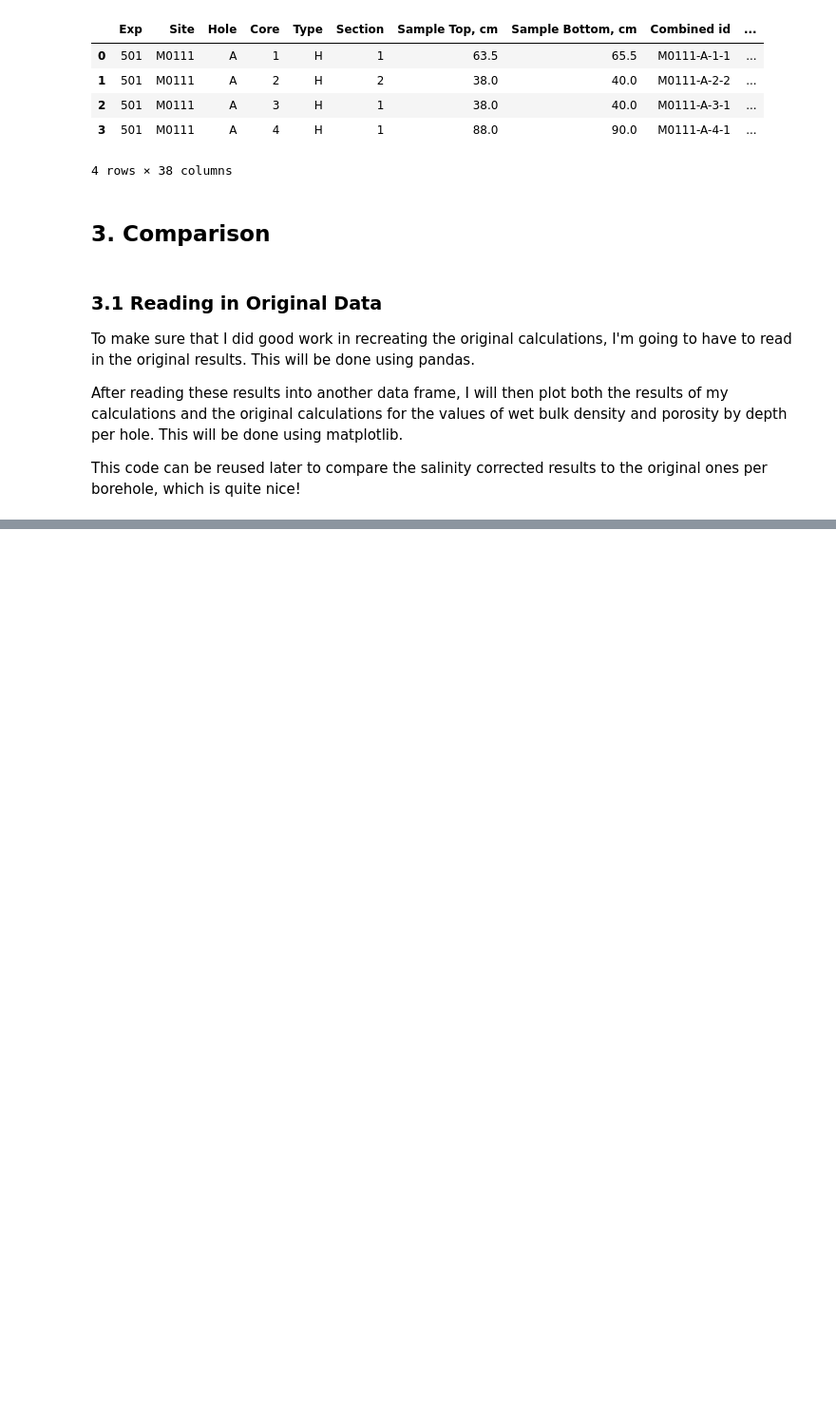
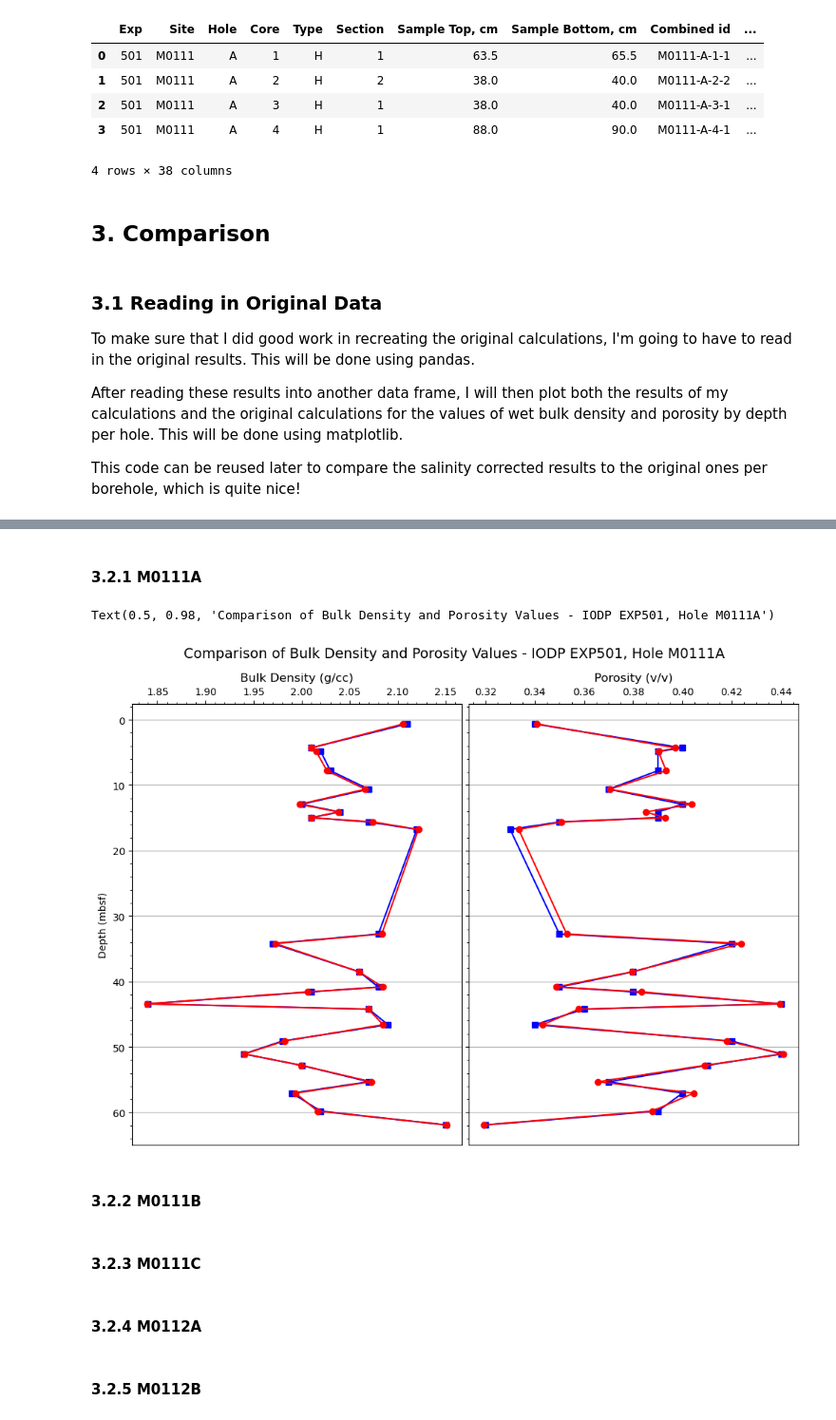
Before and after one commit to maddoxchastain-vcool/MAD-FF-Corrections-from-Varied-Salinity, a Jupyter notebook: work/recreation_MAD.ipynb, the cells around one changed output, grey strips where cells are left out. Shown at 95% size. Drawn from its saved outputs; the diff is of its cells as text; code cells hidden in the pictures; blank space fills up the shorter version.

Commit message:
m0111a graphing comparison

```diff
--- a/work/recreation_MAD.ipynb
+++ b/work/recreation_MAD.ipynb
@@ -164,3 +167,10 @@ To make sure that I did good work in recreating the original calculations, I'm g
 After reading these results into another data frame, I will then plot both the results of my calculations and the original calculations for the values of wet bulk density and porosity by depth per hole. This will be done using matplotlib.
 
 This code can be reused later to compare the salinity corrected results to the original ones per borehole, which is quite nice!
+# %%
+M0111A = pd.read_csv('/mnt/c/Users/maddo/onedrive/Desktop/Work stuff/SURF 2026/MAD-FF-Corrections-from-Varied-Salinity/spreadsheets/03_MAD/M0111A/M0111A.csv')
+M0111B = pd.read_csv('/mnt/c/Users/maddo/onedrive/Desktop/Work stuff/SURF 2026/MAD-FF-Corrections-from-Varied-Salinity/spreadsheets/03_MAD/M0111B/M0111B.csv')
+M0111C = pd.read_csv('/mnt/c/Users/maddo/onedrive/Desktop/Work stuff/SURF 2026/MAD-FF-Corrections-from-Varied-Salinity/spreadsheets/03_MAD/M0111C/M0111C.csv')
+M0112A = pd.read_csv('/mnt/c/Users/maddo/onedrive/Desktop/Work stuff/SURF 2026/MAD-FF-Corrections-from-Varied-Salinity/spreadsheets/03_MAD/M0112A/M0112A.csv')
+M0112B = pd.read_csv('/mnt/c/Users/maddo/onedrive/Desktop/Work stuff/SURF 2026/MAD-FF-Corrections-from-Varied-Salinity/spreadsheets/03_MAD/M0112B/M0112B.csv')
+M0113A = pd.read_csv('/mnt/c/Users/maddo/onedrive/Desktop/Work stuff/SURF 2026/MAD-FF-Corrections-from-Varied-Salinity/spreadsheets/03_MAD/M0113A/M0113A.csv')
@@ -166,0 +182,44 @@ This code can be reused later to compare the salinity corrected results to the o
+# %% [markdown]
+#### 3.2.1 M0111A ####
+# %%
+M0111A_bd = M0111A['Bulk Density, g/cc']
+M0111A_por = M0111A['Porosity,   v/v']
+M0111A_depth = M0111A['Sample Bot Depth, mbsf']
+
+reM0111A_bd = df.loc[(df['Site'] == 'M0111') & (df['Hole'] == 'A'), 'Bulk Density, g/cc']
+reM0111A_por = df.loc[(df['Site'] == 'M0111') & (df['Hole'] == 'A'), 'Porosity, v/v']
+reM0111A_depth = df.loc[(df['Site'] == 'M0111') & (df['Hole'] == 'A'), 'Sample Bot Depth, mbsf']
+# %%
+fig, ax = plt.subplots(1, 2, figsize=(12, 8), sharey=True)
+fig.subplots_adjust(wspace=0.02)
+
+ax[0].plot(M0111A_bd, M0111A_depth, color='blue', marker='s')
+ax[0].plot(reM0111A_bd, reM0111A_depth, color='red', marker='o')
+ax[0].xaxis.set_label_position('top')
+ax[0].xaxis.tick_top()
+ax[0].set_title('Bulk Density (g/cc)')
+ax[0].minorticks_on()
+ax[0].grid(axis='y')
+ax[0].set_ylabel('Depth (mbsf)')
+
+ax[1].plot(M0111A_por, M0111A_depth, color='blue', marker='s')
+ax[1].plot(reM0111A_por, reM0111A_depth, color='red', marker='o')
+ax[1].xaxis.set_label_position('top')
+ax[1].xaxis.tick_top()
+ax[1].set_title('Porosity (v/v)')
+ax[1].minorticks_on()
+ax[1].grid(axis='y')
+
+plt.gca().invert_yaxis()
+fig.suptitle('Comparison of Bulk Density and Porosity Values - IODP EXP501, Hole M0111A', fontsize=14)
+# %% [output]
+Text(0.5, 0.98, 'Comparison of Bulk Density and Porosity Values - IODP EXP501, Hole M0111A')
+[figure, added]
+# %% [markdown]
+#### 3.2.2 M0111B ####
+# %% [markdown]
+#### 3.2.3 M0111C ####
+# %% [markdown]
+#### 3.2.4 M0112A ####
+# %% [markdown]
+#### 3.2.5 M0112B ####
```
Also changed, not shown: parts of 5 cells of this notebook.
